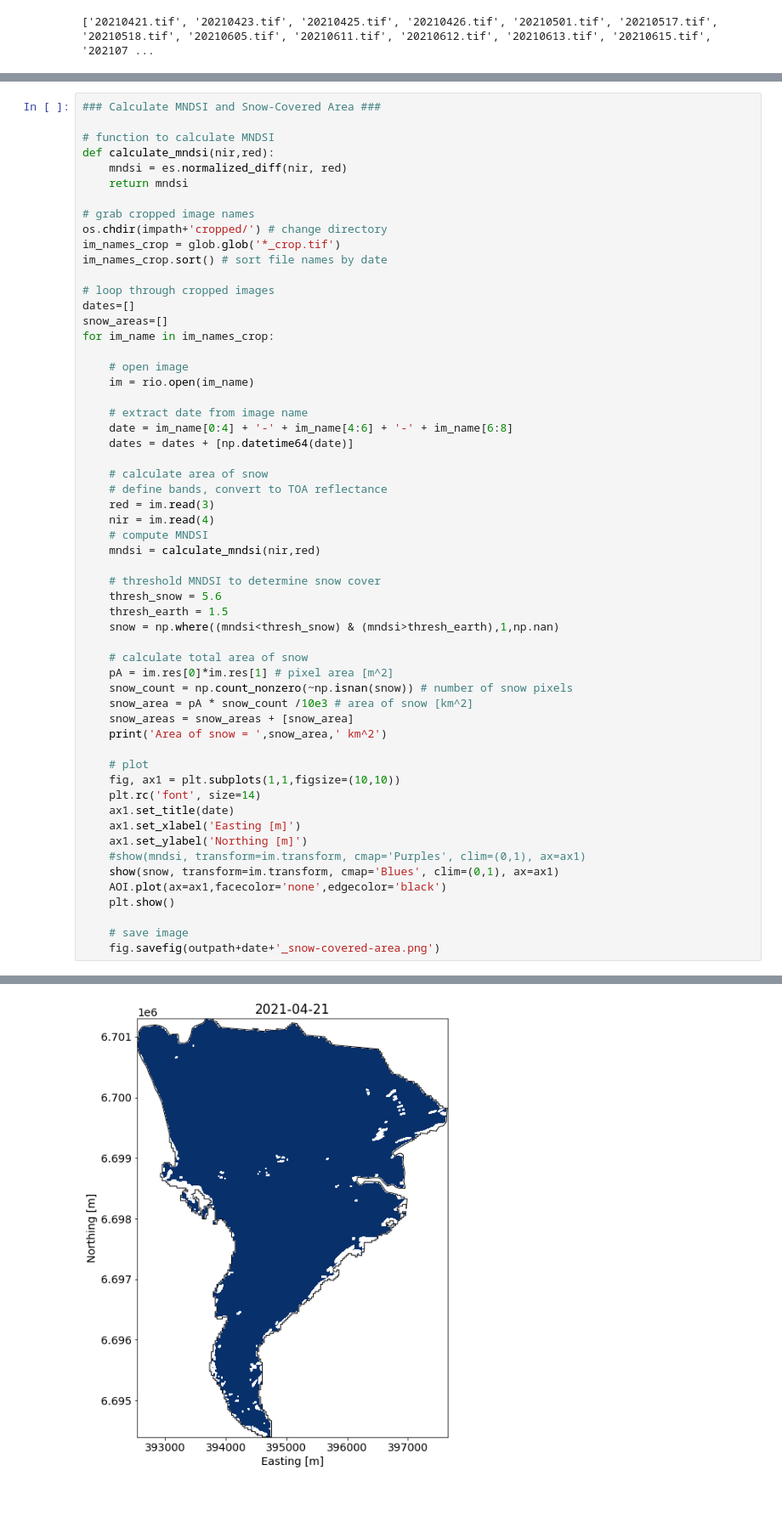
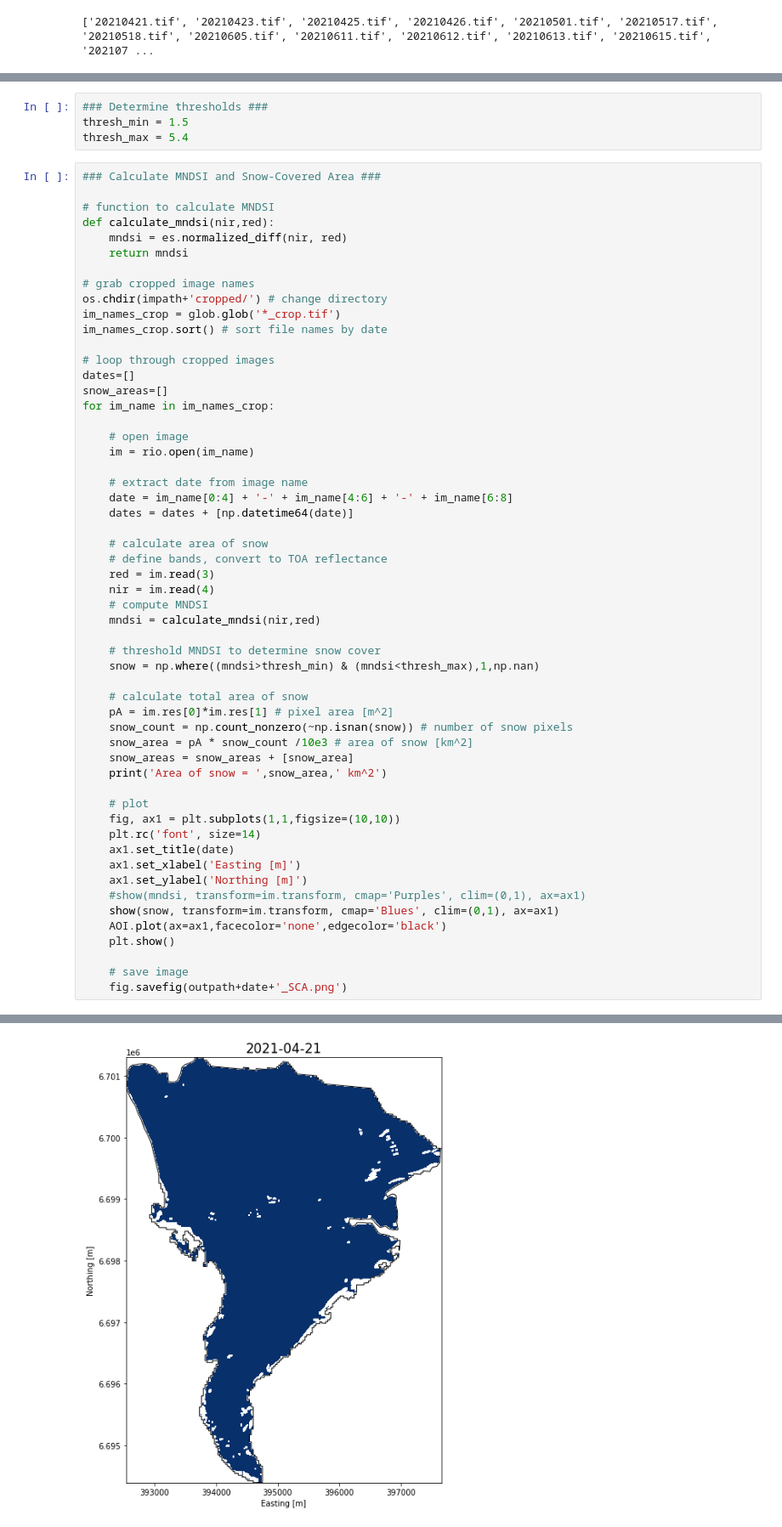
Before and after one commit to RaineyAbe/glacier-snow-cover-mapping, a Jupyter notebook: calculate_snow_covered_area.ipynb, the cells around one changed output, grey strips where cells are left out. Shown at 85% size. Cells and saved outputs as stored; diff of their text form; blank space fills up the shorter version.

```diff
--- a/calculate_snow_covered_area.ipynb
+++ b/calculate_snow_covered_area.ipynb
@@ -97,6 +98,10 @@ for im_name in im_names:
 20210802_crop.tif saved
 20210815_crop.tif saved
 20210821_crop.tif saved
+# %%
+### Determine thresholds ###
+thresh_min = 1.5
+thresh_max = 5.4
 # %%
 ### Calculate MNDSI and Snow-Covered Area ###
 
@@ -130,9 +135,7 @@ for im_name in im_names_crop:
     mndsi = calculate_mndsi(nir,red)
 
     # threshold MNDSI to determine snow cover
-    thresh_snow = 5.6
-    thresh_earth = 1.5
-    snow = np.where((mndsi<thresh_snow) & (mndsi>thresh_earth),1,np.nan)
+    snow = np.where((mndsi>thresh_min) & (mndsi<thresh_max),1,np.nan)
 
     # calculate total area of snow
     pA = im.res[0]*im.res[1] # pixel area [m^2]
@@ -153,5 +156,5 @@ for im_name in im_names_crop:
     plt.show()
 
     # save image
-    fig.savefig(outpath+date+'_snow-covered-area.png')
+    fig.savefig(outpath+date+'_SCA.png')
 # %% [output]
@@ -159 +162 @@ Area of snow =  1643.9364  km^2
-[figure, old version]
+[figure, new version]
```
Also changed, not shown: parts of 4 cells of this notebook, 2 other files.
